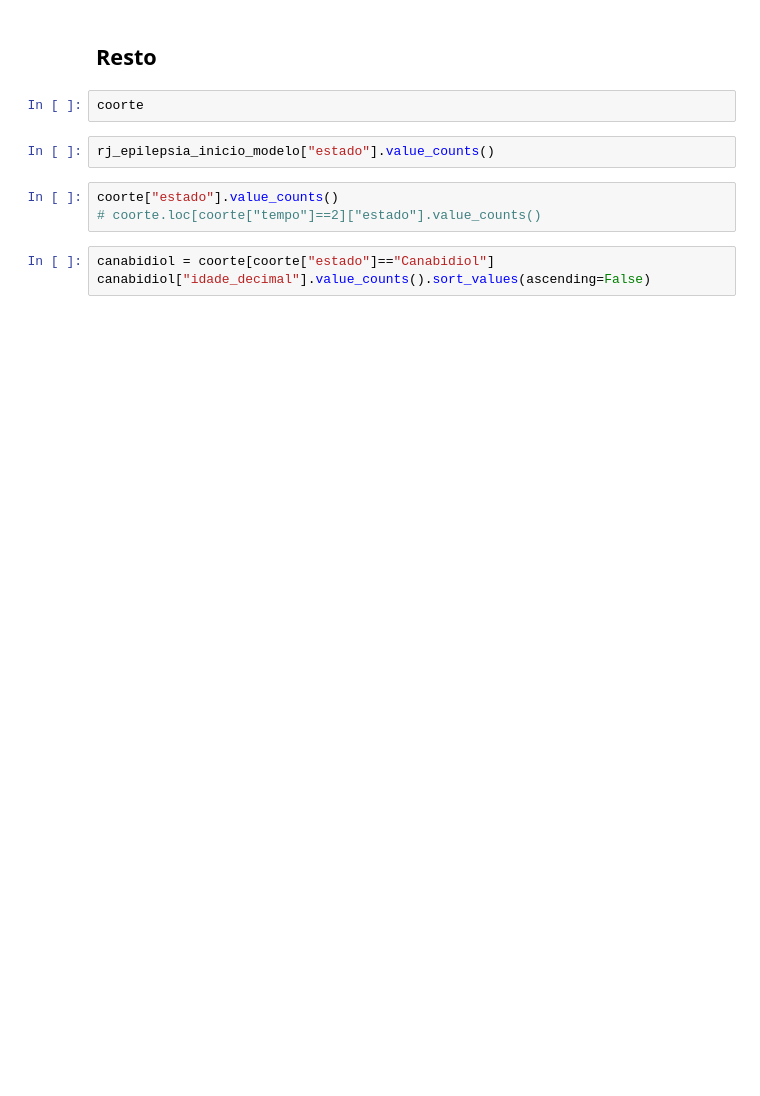
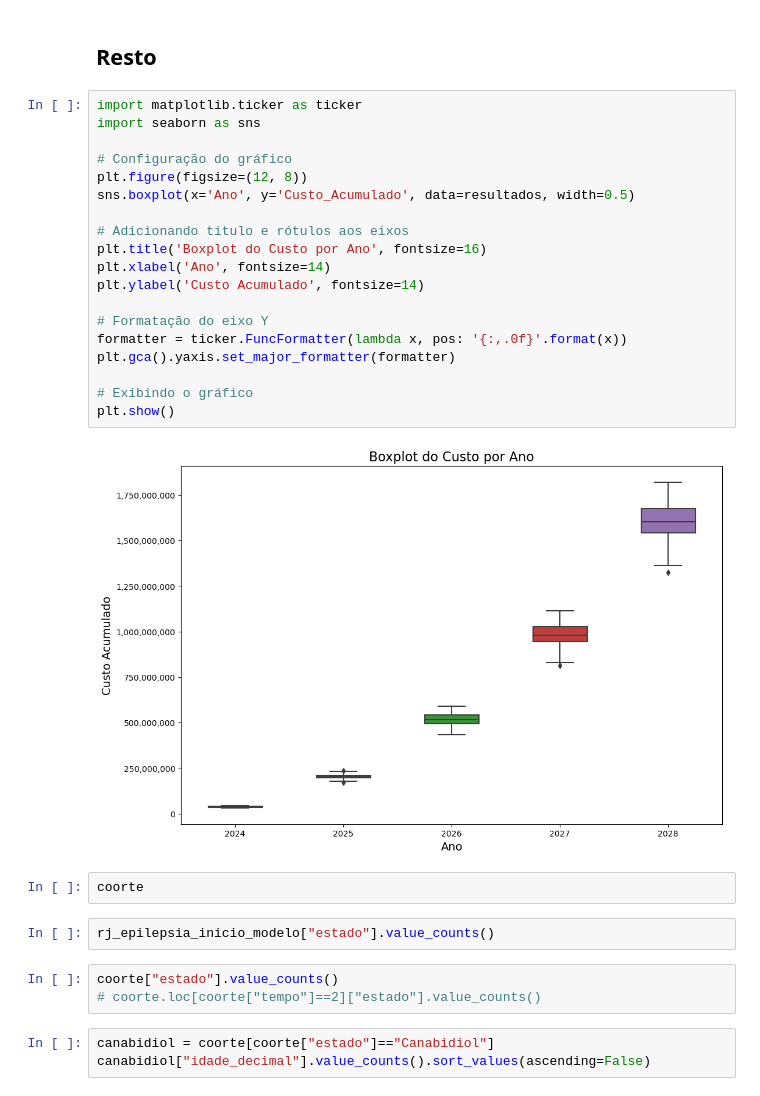
Before and after one commit to TiamatCod3/tcc-canabidiol, a Jupyter notebook: Notebooks/Normalizacoes e Modelos.ipynb, the cells around one changed output. Cells and saved outputs as stored; diff of their text form; blank space fills up the shorter version.

Commit message:
feature: grafico boxplot de custos anuais previstos

```diff
--- a/Notebooks/Normalizacoes e Modelos.ipynb
+++ b/Notebooks/Normalizacoes e Modelos.ipynb
@@ -1437,5 +1430,26 @@ def sortear_estado(estado, matriz_transicao_estados):
 # %% [markdown]
 ## Resto
+# %%
+import matplotlib.ticker as ticker
+import seaborn as sns
+
+# Configuração do gráfico
+plt.figure(figsize=(12, 8))
+sns.boxplot(x='Ano', y='Custo_Acumulado', data=resultados, width=0.5)
+
+# Adicionando título e rótulos aos eixos
+plt.title('Boxplot do Custo por Ano', fontsize=16)
+plt.xlabel('Ano', fontsize=14)
+plt.ylabel('Custo Acumulado', fontsize=14)
+
+# Formatação do eixo Y
+formatter = ticker.FuncFormatter(lambda x, pos: '{:,.0f}'.format(x))
+plt.gca().yaxis.set_major_formatter(formatter)
+
+# Exibindo o gráfico
+plt.show()
+# %% [output]
+[figure, added]
 # %%
 coorte
 # %%
```
Also changed, not shown: parts of 2 cells of this notebook.
